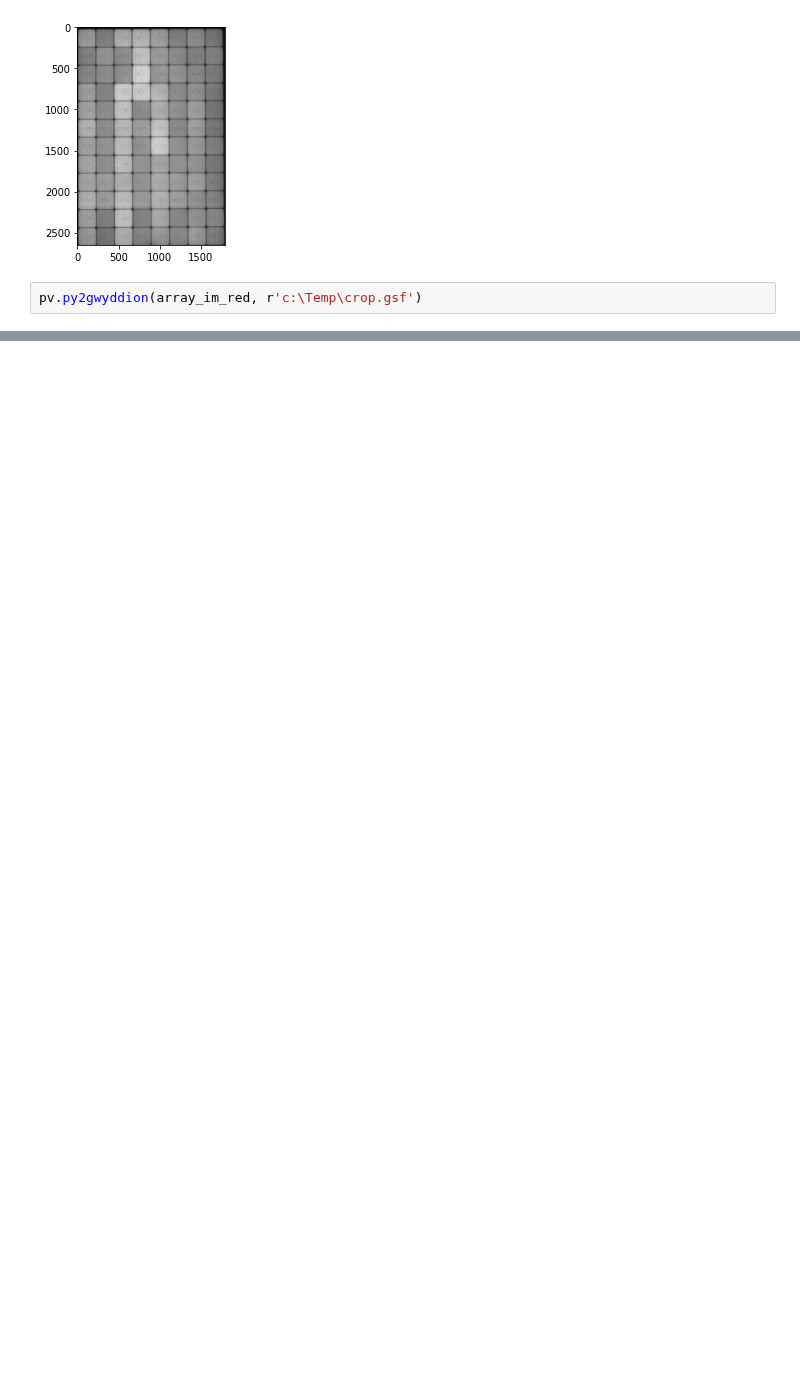
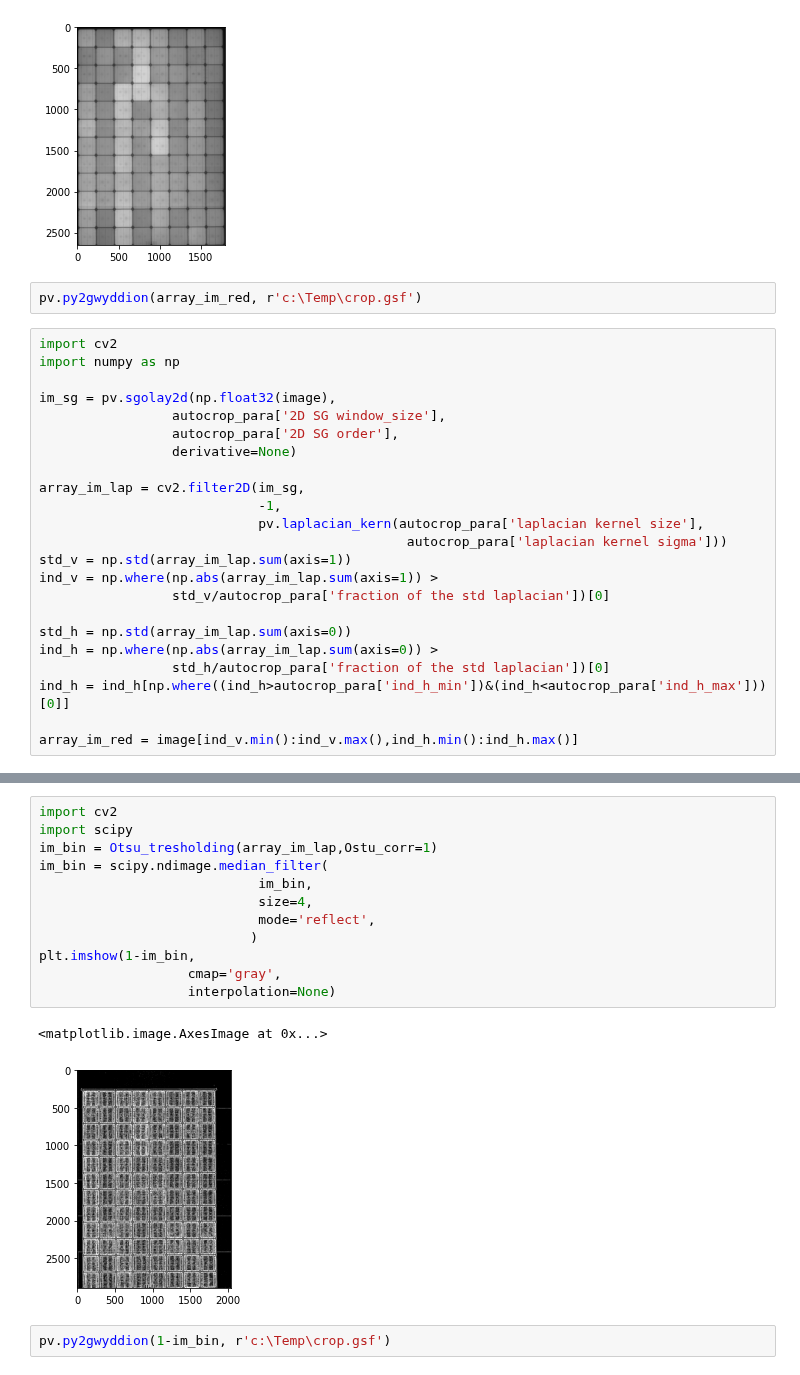
Before and after one commit to Bertin-fap/PVcharacterization, a Jupyter notebook: Module_image.ipynb, the cells around one changed output, grey strips where cells are left out. Drawn from its saved outputs; the diff is of its cells as text; blank space fills up the shorter version.

```diff
--- a/Module_image.ipynb
+++ b/Module_image.ipynb
@@ -421,3 +422,26 @@ plt.imshow(array_im_red,
 [figure]
 # %%
 pv.py2gwyddion(array_im_red, r'c:\Temp\crop.gsf')
+# %%
+import cv2
+import numpy as np
+
+im_sg = pv.sgolay2d(np.float32(image),
+                 autocrop_para['2D SG window_size'],
+                 autocrop_para['2D SG order'],
+                 derivative=None)
+
+array_im_lap = cv2.filter2D(im_sg,
+                            -1,
+                            pv.laplacian_kern(autocrop_para['laplacian kernel size'],
+                                               autocrop_para['laplacian kernel sigma']))
+std_v = np.std(array_im_lap.sum(axis=1))
+ind_v = np.where(np.abs(array_im_lap.sum(axis=1)) >
+                 std_v/autocrop_para['fraction of the std laplacian'])[0]
+
+std_h = np.std(array_im_lap.sum(axis=0))
+ind_h = np.where(np.abs(array_im_lap.sum(axis=0)) >
+                 std_h/autocrop_para['fraction of the std laplacian'])[0]
+ind_h = ind_h[np.where((ind_h>autocrop_para['ind_h_min'])&(ind_h<autocrop_para['ind_h_max']))[0]]
+
+array_im_red = image[ind_v.min():ind_v.max(),ind_h.min():ind_h.max()]
@@ -423,0 +554,17 @@ pv.py2gwyddion(array_im_red, r'c:\Temp\crop.gsf')
+# %%
+import cv2
+import scipy
+im_bin = Otsu_tresholding(array_im_lap,Ostu_corr=1)
+im_bin = scipy.ndimage.median_filter(
+                            im_bin,
+                            size=4,
+                            mode='reflect',
+                           )
+plt.imshow(1-im_bin,
+                   cmap='gray',
+                   interpolation=None)
+# %% [output]
+<matplotlib.image.AxesImage at 0x...>
+[figure, added]
+# %%
+pv.py2gwyddion(1-im_bin, r'c:\Temp\crop.gsf')
```
Also changed, not shown: parts of 7 cells of this notebook, 2 other files.
